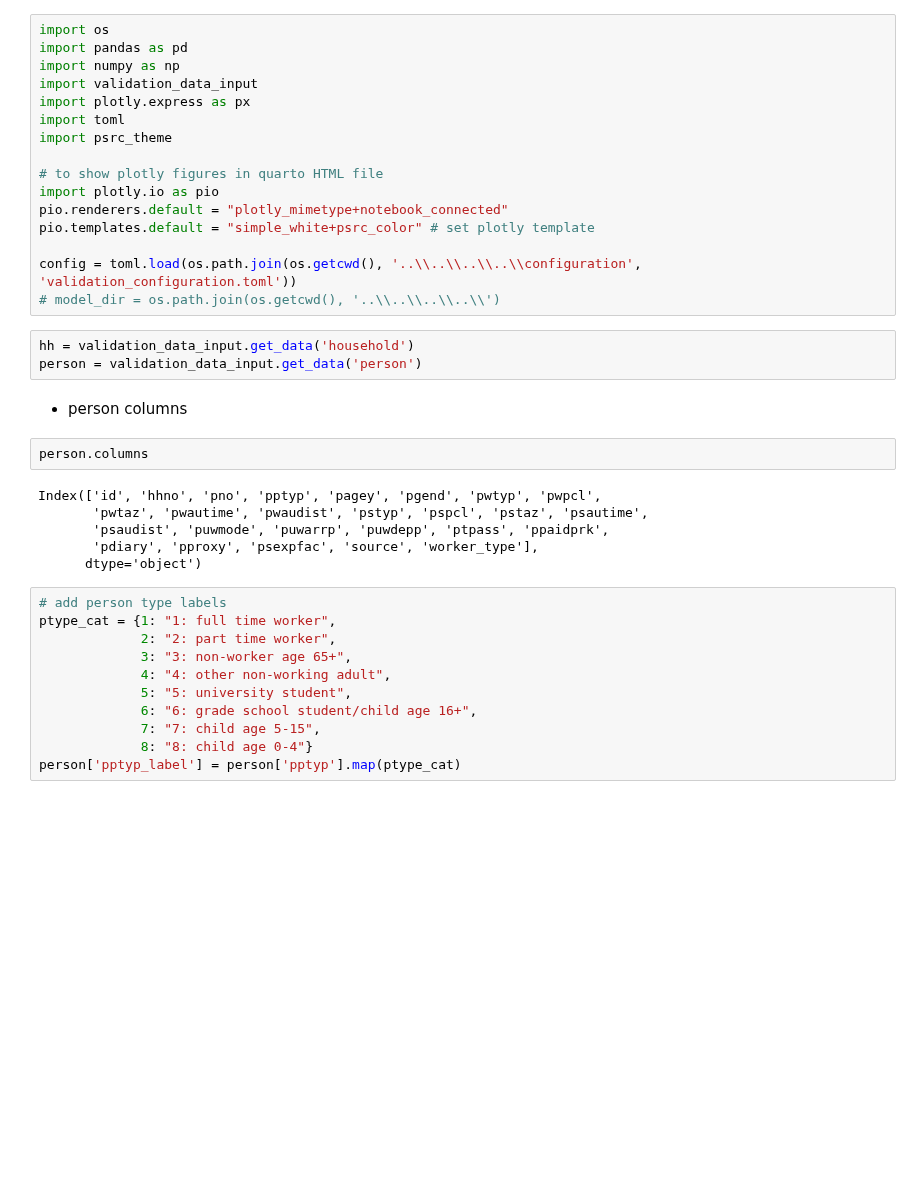
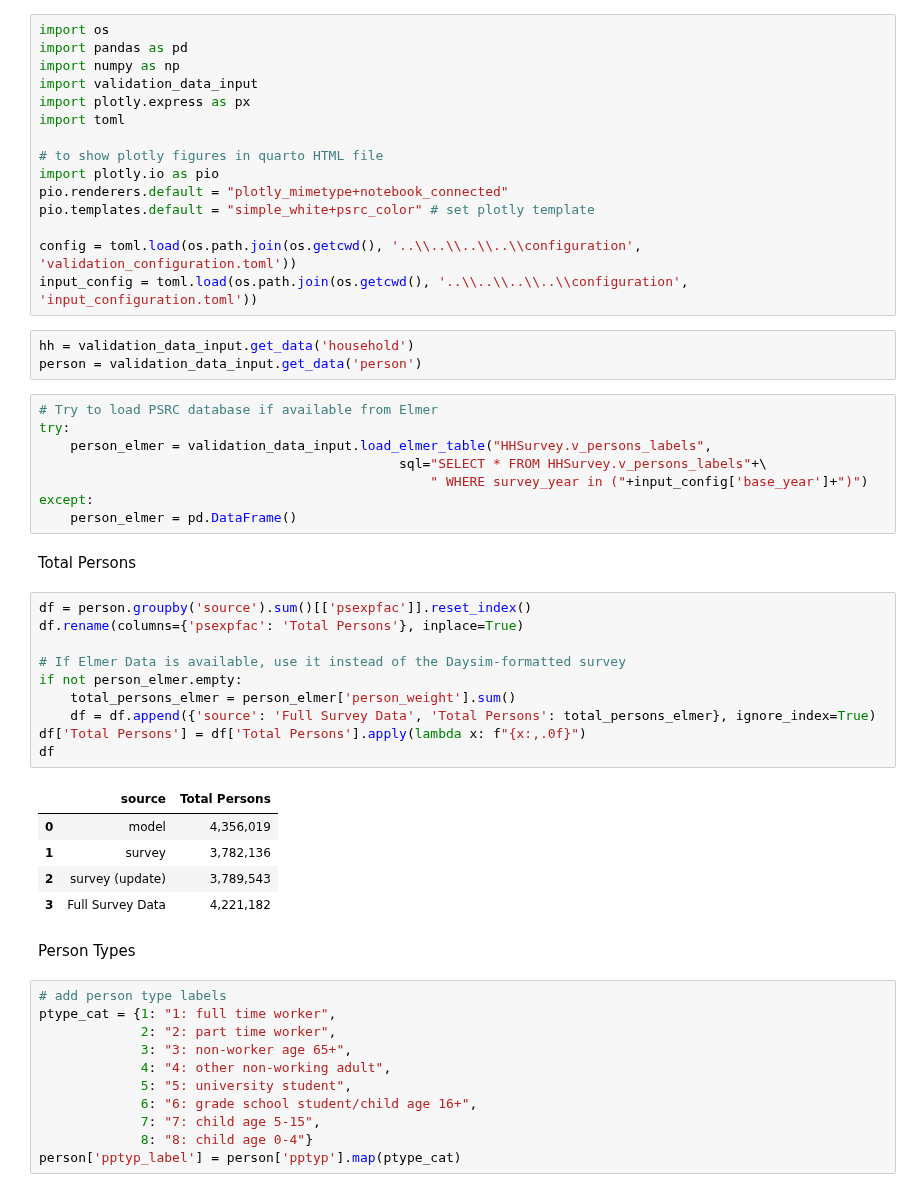
Before and after one commit to psrc/soundcast, a Jupyter notebook: scripts/summarize/validation/validation_scripts/persons.ipynb, the cells around one changed output. Cells and saved outputs as stored; diff of their text form; blank space fills up the shorter version.

Commit message:
tour mode calibration adding elmer totals for household and person summaries

```diff
--- a/scripts/summarize/validation/validation_scripts/persons.ipynb
+++ b/scripts/summarize/validation/validation_scripts/persons.ipynb
@@ -10,7 +10,6 @@ import numpy as np
 import validation_data_input
 import plotly.express as px
 import toml
-import psrc_theme
 
 # to show plotly figures in quarto HTML file
 import plotly.io as pio
@@ -18,20 +17,38 @@ pio.renderers.default = "plotly_mimetype+notebook_connected"
 pio.templates.default = "simple_white+psrc_color" # set plotly template
 
 config = toml.load(os.path.join(os.getcwd(), '..\\..\\..\\..\\configuration', 'validation_configuration.toml'))
-# model_dir = os.path.join(os.getcwd(), '..\\..\\..\\..\\')
+input_config = toml.load(os.path.join(os.getcwd(), '..\\..\\..\\..\\configuration', 'input_configuration.toml'))
 # %%
 hh = validation_data_input.get_data('household')
 person = validation_data_input.get_data('person')
-# %% [markdown]
-- person columns
-# %%
-person.columns
-# %% [output]
-Index(['id', 'hhno', 'pno', 'pptyp', 'pagey', 'pgend', 'pwtyp', 'pwpcl',
-       'pwtaz', 'pwautime', 'pwaudist', 'pstyp', 'pspcl', 'pstaz', 'psautime',
-       'psaudist', 'puwmode', 'puwarrp', 'puwdepp', 'ptpass', 'ppaidprk',
-       'pdiary', 'pproxy', 'psexpfac', 'source', 'worker_type'],
-      dtype='object')
+# %%
+# Try to load PSRC database if available from Elmer
+try:
+    person_elmer = validation_data_input.load_elmer_table("HHSurvey.v_persons_labels",
+                                              sql="SELECT * FROM HHSurvey.v_persons_labels"+\
+                                                  " WHERE survey_year in ("+input_config['base_year']+")")
+except:
+    person_elmer = pd.DataFrame()
+# %% [markdown]
+Total Persons
+# %%
+df = person.groupby('source').sum()[['psexpfac']].reset_index()
+df.rename(columns={'psexpfac': 'Total Persons'}, inplace=True)
+
+# If Elmer Data is available, use it instead of the Daysim-formatted survey
+if not person_elmer.empty:
+    total_persons_elmer = person_elmer['person_weight'].sum()
+    df = df.append({'source': 'Full Survey Data', 'Total Persons': total_persons_elmer}, ignore_index=True)
+df['Total Persons'] = df['Total Persons'].apply(lambda x: f"{x:,.0f}")
+df
+# %% [output]
+|  | source | Total Persons |
+| 0 | model | 4,356,019 |
+| 1 | survey | 3,782,136 |
+| 2 | survey (update) | 3,789,543 |
+| 3 | Full Survey Data | 4,221,182 |
+# %% [markdown]
+Person Types
 # %%
 # add person type labels
 ptype_cat = {1: "1: full time worker",
```
Also changed, not shown: 8 other files.
